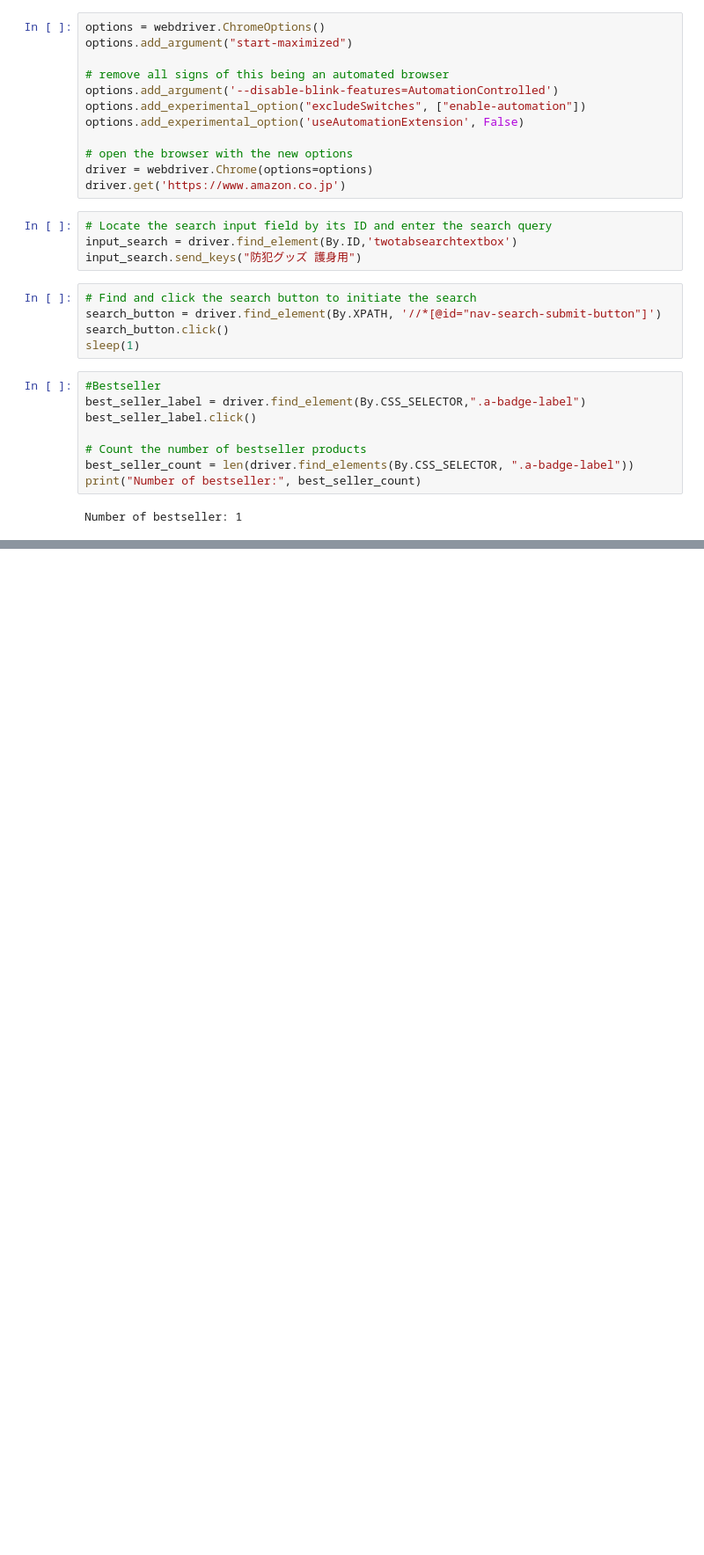
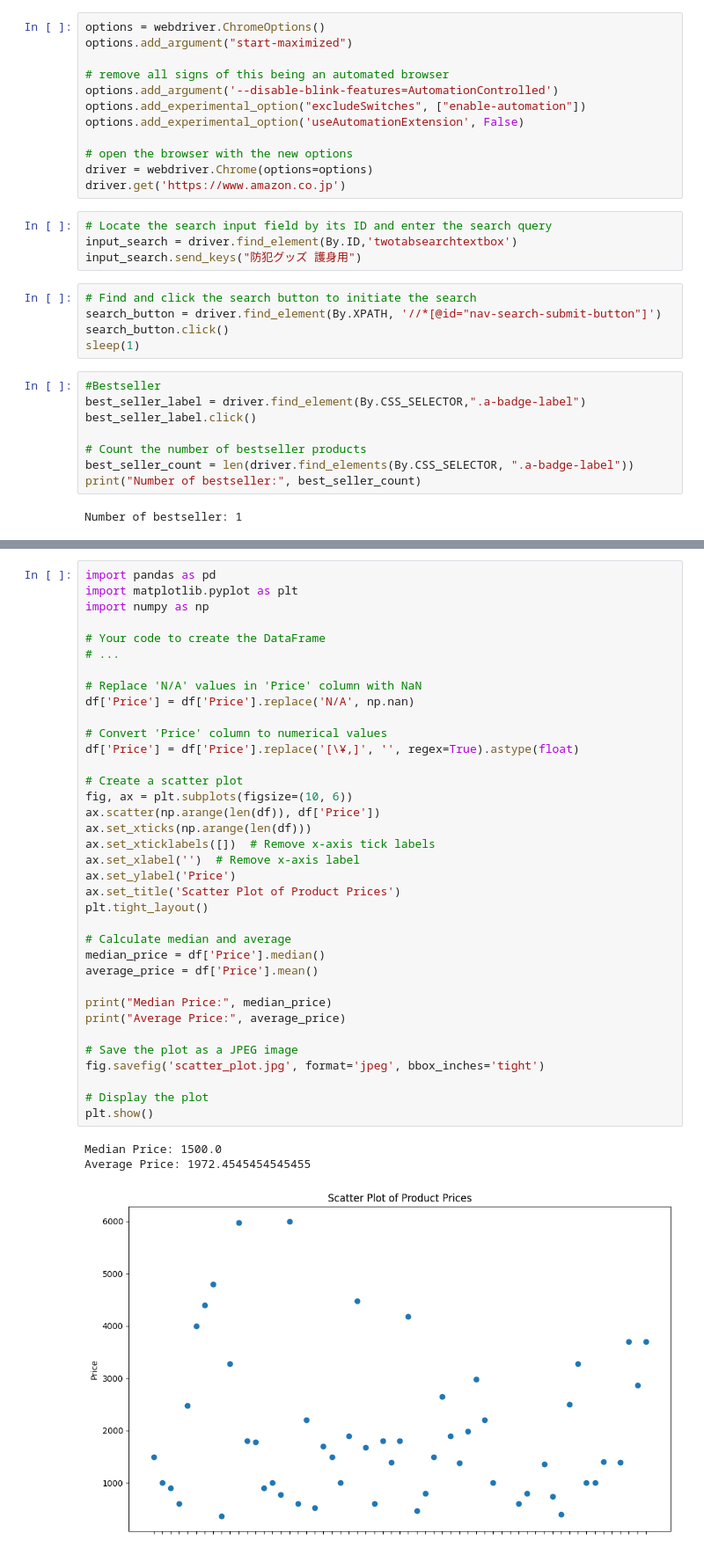
Before and after one commit to MYMO5303/project04-sexcrime, a Jupyter notebook: project04_amazon.ipynb, the cells around one changed output, grey strips where cells are left out. Shown at 88% size. Drawn from its saved outputs; the diff is of its cells as text; blank space fills up the shorter version.

```diff
--- a/project04_amazon.ipynb
+++ b/project04_amazon.ipynb
@@ -166,0 +215,40 @@ df.to_csv('amazon_products.csv', index=False)
+# %%
+import pandas as pd
+import matplotlib.pyplot as plt
+import numpy as np
+
+# Your code to create the DataFrame
+# ...
+
+# Replace 'N/A' values in 'Price' column with NaN
+df['Price'] = df['Price'].replace('N/A', np.nan)
+
+# Convert 'Price' column to numerical values
+df['Price'] = df['Price'].replace('[\¥,]', '', regex=True).astype(float)
+
+# Create a scatter plot
+fig, ax = plt.subplots(figsize=(10, 6))
+ax.scatter(np.arange(len(df)), df['Price'])
+ax.set_xticks(np.arange(len(df)))
+ax.set_xticklabels([])  # Remove x-axis tick labels
+ax.set_xlabel('')  # Remove x-axis label
+ax.set_ylabel('Price')
+ax.set_title('Scatter Plot of Product Prices')
+plt.tight_layout()
+
+# Calculate median and average
+median_price = df['Price'].median()
+average_price = df['Price'].mean()
+
+print("Median Price:", median_price)
+print("Average Price:", average_price)
+
+# Save the plot as a JPEG image
+fig.savefig('scatter_plot.jpg', format='jpeg', bbox_inches='tight')
+
+# Display the plot
+plt.show()
+# %% [output]
+Median Price: 1500.0
+Average Price: 1972.4545454545455
+[figure, added]
```
Also changed, not shown: parts of 14 cells of this notebook, 11 other files.
